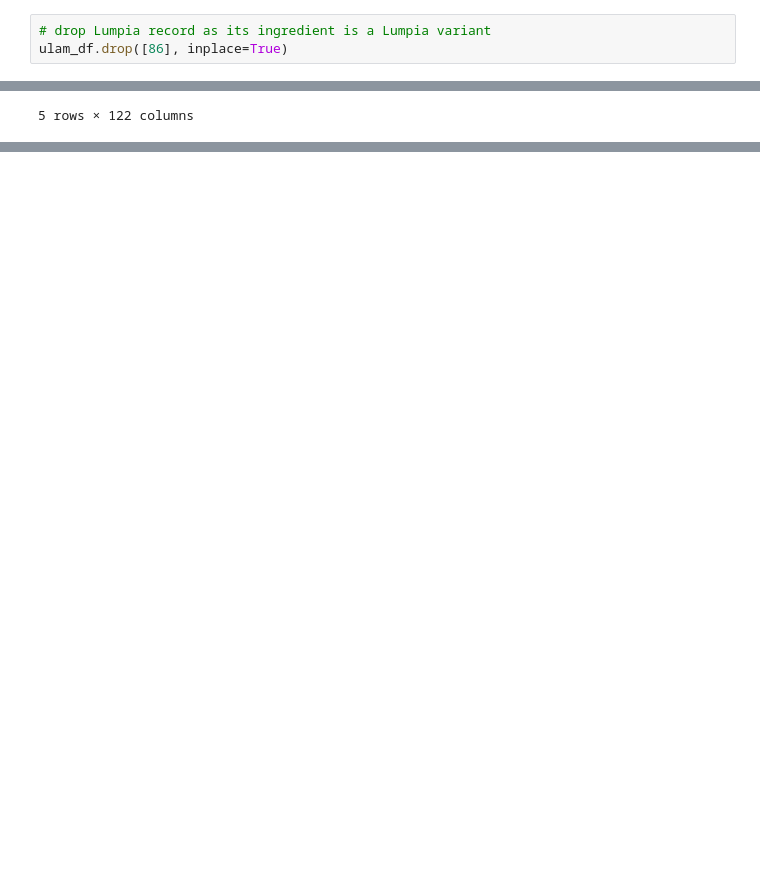
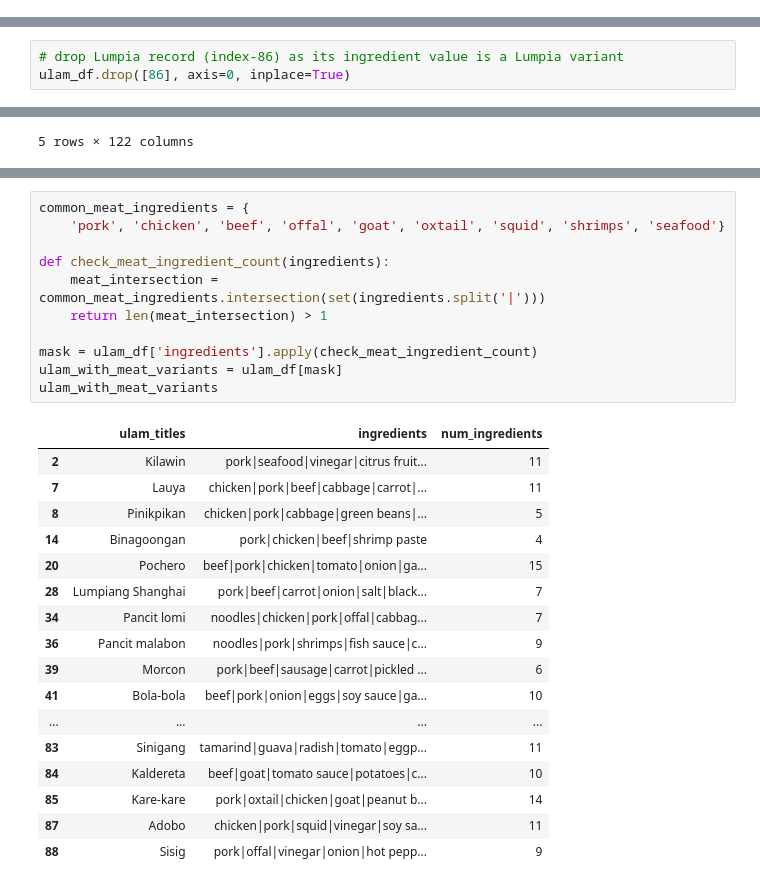
Before and after one commit to fvea/recipe-recommender-system, a Jupyter notebook: ulam_recommendation_system_eda_modeling.ipynb, the cells around one changed output, grey strips where cells are left out. Saved outputs shown, nothing was run; the diff lists cells and outputs as text; blank space fills up the shorter version.

```diff
--- a/ulam_recommendation_system_eda_modeling.ipynb
+++ b/ulam_recommendation_system_eda_modeling.ipynb
@@ -101,6 +95,3 @@ ulam_df.sort_values(by='num_ingredients', ascending=False)
 | 24 | Tortang talong | eggplant|eggs | 2 |
 | 86 | Lumpia | lumpiang shanghai | 1 |
 91 rows × 3 columns
-# %%
-# drop Lumpia record as its ingredient is a Lumpia variant
-ulam_df.drop([86], inplace=True)
@@ -107,3 +105,6 @@ ulam_df.drop([86], inplace=True)
+# %%
+# drop Lumpia record (index-86) as its ingredient value is a Lumpia variant
+ulam_df.drop([86], axis=0, inplace=True)
 # %%
 # view distribution of num_ingredients
 fig, axes = plt.subplots(1, 2, figsize=(12, 5))
@@ -309,0 +276,29 @@ cv.get_feature_names()
+# %%
+common_meat_ingredients = {
+    'pork', 'chicken', 'beef', 'offal', 'goat', 'oxtail', 'squid', 'shrimps', 'seafood'}
+
+def check_meat_ingredient_count(ingredients):
+    meat_intersection = common_meat_ingredients.intersection(set(ingredients.split('|')))
+    return len(meat_intersection) > 1
+
+mask = ulam_df['ingredients'].apply(check_meat_ingredient_count)
+ulam_with_meat_variants = ulam_df[mask]
+ulam_with_meat_variants
+# %% [output]
+|  | ulam_titles | ingredients | num_ingredients |
+| 2 | Kilawin | pork|seafood|vinegar|citrus fruit... | 11 |
+| 7 | Lauya | chicken|pork|beef|cabbage|carrot|... | 11 |
+| 8 | Pinikpikan | chicken|pork|cabbage|green beans|... | 5 |
+| 14 | Binagoongan | pork|chicken|beef|shrimp paste | 4 |
+| 20 | Pochero | beef|pork|chicken|tomato|onion|ga... | 15 |
+| 28 | Lumpiang Shanghai | pork|beef|carrot|onion|salt|black... | 7 |
+| 34 | Pancit lomi | noodles|chicken|pork|offal|cabbag... | 7 |
+| 36 | Pancit malabon | noodles|pork|shrimps|fish sauce|c... | 9 |
+| 39 | Morcon | pork|beef|sausage|carrot|pickled ... | 6 |
+| 41 | Bola-bola | beef|pork|onion|eggs|soy sauce|ga... | 10 |
+| ... | ... | ... | ... |
+| 83 | Sinigang | tamarind|guava|radish|tomato|eggp... | 11 |
+| 84 | Kaldereta | beef|goat|tomato sauce|potatoes|c... | 10 |
+| 85 | Kare-kare | pork|oxtail|chicken|goat|peanut b... | 14 |
+| 87 | Adobo | chicken|pork|squid|vinegar|soy sa... | 11 |
+| 88 | Sisig | pork|offal|vinegar|onion|hot pepp... | 9 |
```
Also changed, not shown: parts of 35 cells of this notebook.
